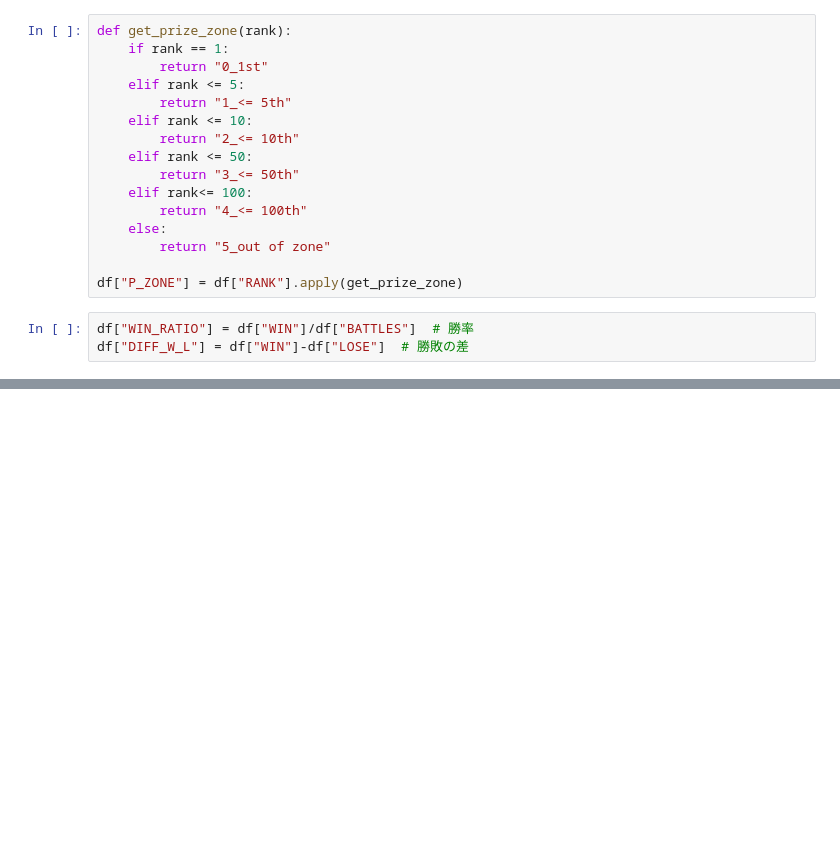
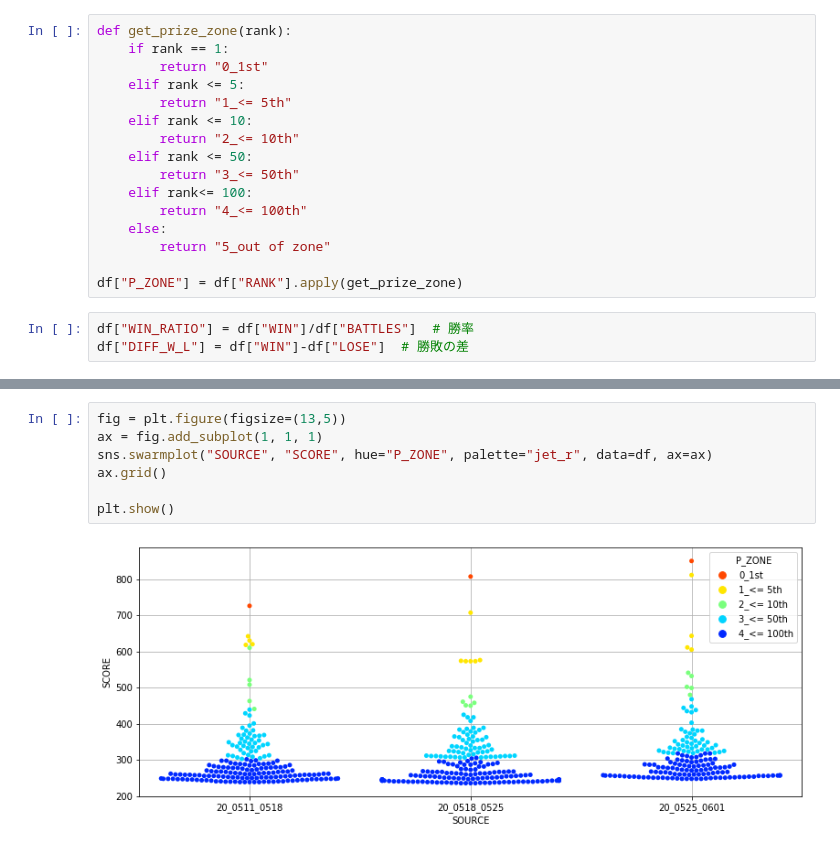
Before and after one commit to taronaldinho/bot_analyzation, a Jupyter notebook: anl_weekly_score.ipynb, the cells around one changed output, grey strips where cells are left out. Drawn from its saved outputs; the diff is of its cells as text; blank space fills up the shorter version.

```diff
--- a/anl_weekly_score.ipynb
+++ b/anl_weekly_score.ipynb
@@ -71,0 +84,9 @@ pd.pivot_table(df, index="P_ZONE", columns="SOURCE", values="SCORE", aggfunc=["m
+# %%
+fig = plt.figure(figsize=(13,5))
+ax = fig.add_subplot(1, 1, 1)
+sns.swarmplot("SOURCE", "SCORE", hue="P_ZONE", palette="jet_r", data=df, ax=ax)
+ax.grid()
+
+plt.show()
+# %% [output]
+[figure, added]
```
Also changed, not shown: parts of 5 cells of this notebook, 1 other file.
